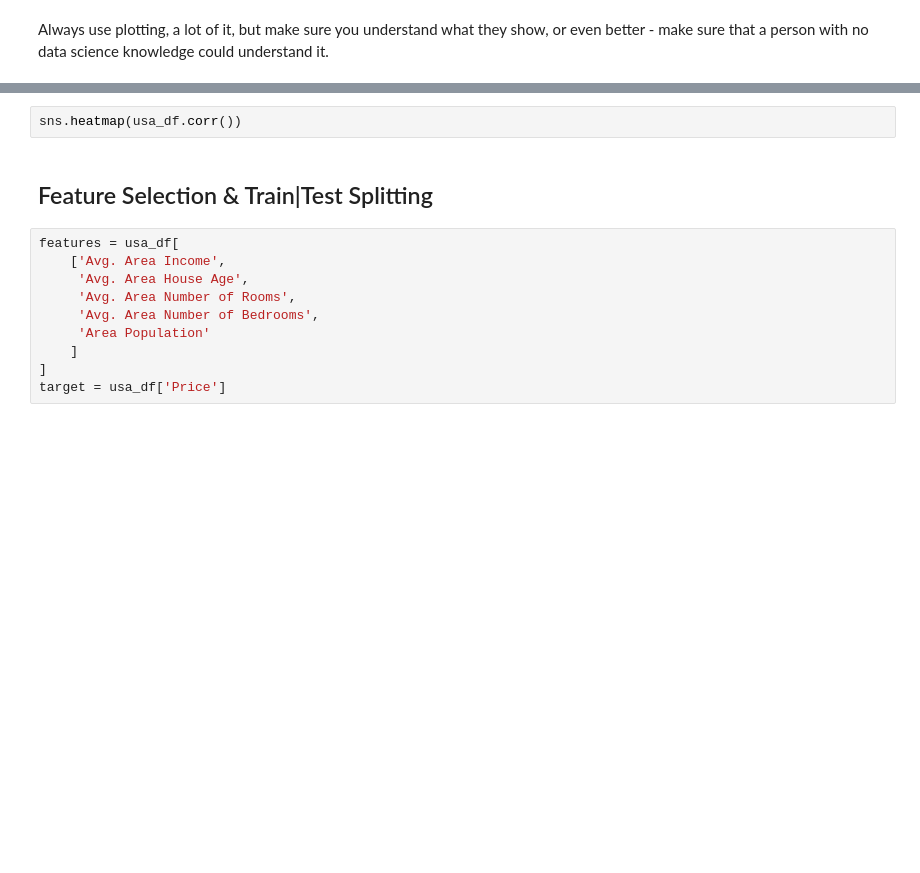
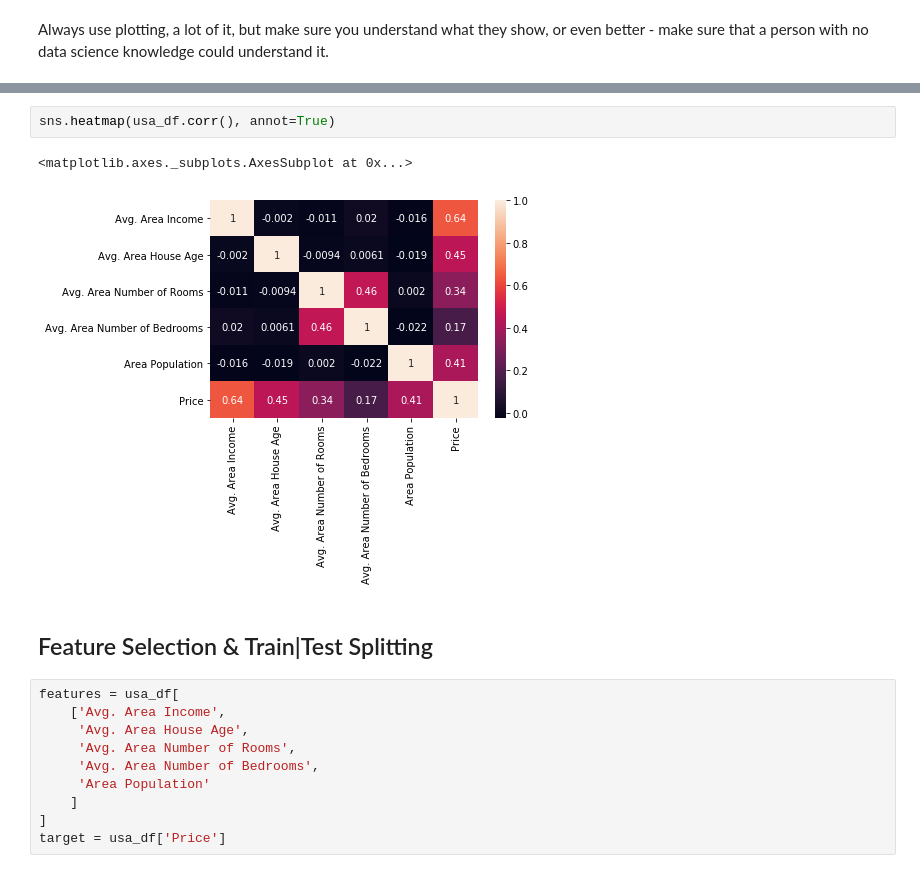
Before and after one commit to adagloria/CA_AI_2020, a Jupyter notebook: 02_Data_Science_and_Machine_Learning_Fundamentals/06_Modeling_Housing_Prices_Linear_Regression.ipynb, the cells around one changed output, grey strips where cells are left out. Saved outputs shown, nothing was run; the diff lists cells and outputs as text; blank space fills up the shorter version.

```diff
--- a/02_Data_Science_and_Machine_Learning_Fundamentals/06_Modeling_Housing_Prices_Linear_Regression.ipynb
+++ b/02_Data_Science_and_Machine_Learning_Fundamentals/06_Modeling_Housing_Prices_Linear_Regression.ipynb
@@ -88,5 +208,8 @@ sns.pairplot(usa_df)
 # %%
-sns.heatmap(usa_df.corr())
+sns.heatmap(usa_df.corr(), annot=True)
+# %% [output]
+<matplotlib.axes._subplots.AxesSubplot at 0x...>
+[figure, added]
 # %% [markdown]
 ## Feature Selection & Train|Test Splitting
 # %%
```
Also changed, not shown: parts of 40 cells of this notebook, 3 other files.
